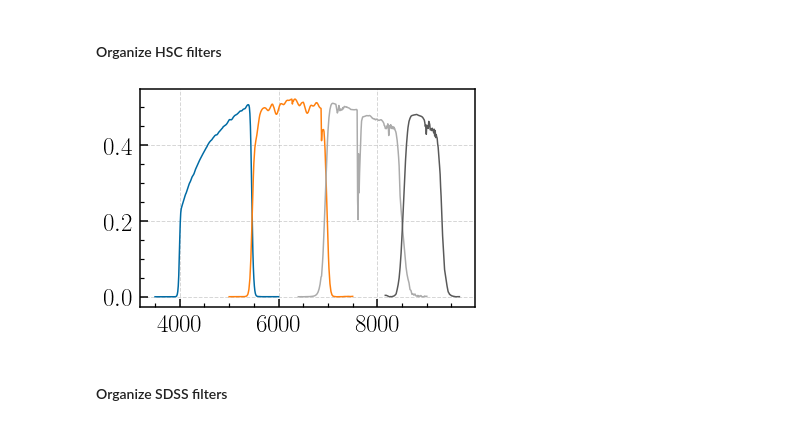
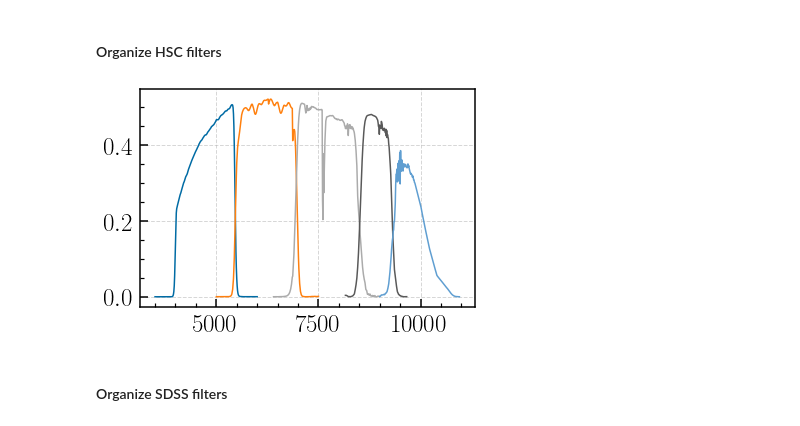
Before and after one commit to MerianSurvey/caterpillar, a Jupyter notebook: notebook/photocal/merian_filter_color_terms.ipynb, the cells around one changed output. Cells and saved outputs as stored; diff of their text form; code cells hidden in the pictures.

```diff
--- a/notebook/photocal/merian_filter_color_terms.ipynb
+++ b/notebook/photocal/merian_filter_color_terms.ipynb
@@ -79,7 +83,7 @@ make_kfilter_file(ps1_z['col1'], ps1_z['col2'], par_name=ps1_z_file)
 # %%
 ps1 = {'name': 'PS1', 'filters':
-       observate.load_filters(['ps1_g', 'ps1_r', 'ps1_i', 'ps1_z'], directory=filter_ps1)}
+       observate.load_filters(['ps1_g', 'ps1_r', 'ps1_i', 'ps1_z', 'ps1_y'], directory=filter_ps1)}
 
 for i, filt in enumerate(ps1['filters']):
-    plt.plot(filt.wavelength, filt.transmission, label=list('griz')[i], linestyle='-')
+    plt.plot(filt.wavelength, filt.transmission, label=list('grizy')[i], linestyle='-')
 # %% [output]
@@ -112,12 +116,12 @@ for i, filt in enumerate(decam['filters']):
 #### Organize HSC filters
 # %%
 hsc = {'name': 'HSC', 'filters':
-       observate.load_filters(['hsc_g', 'hsc_r', 'hsc_i', 'hsc_z'], directory=filter_hsc)}
+       observate.load_filters(['hsc_g', 'hsc_r', 'hsc_i', 'hsc_z', 'hsc_y'], directory=filter_hsc)}
 # %%
 for i, filt in enumerate(hsc['filters']):
-    plt.plot(filt.wavelength, filt.transmission, label=list('griz')[i], linestyle='-')
+    plt.plot(filt.wavelength, filt.transmission, label=list('grizy')[i], linestyle='-')
 # %% [output]
-[figure, old version]
+[figure, new version]
 # %% [markdown]
 #### Organize SDSS filters
 # %%
```
Also changed, not shown: parts of 48 cells of this notebook.
